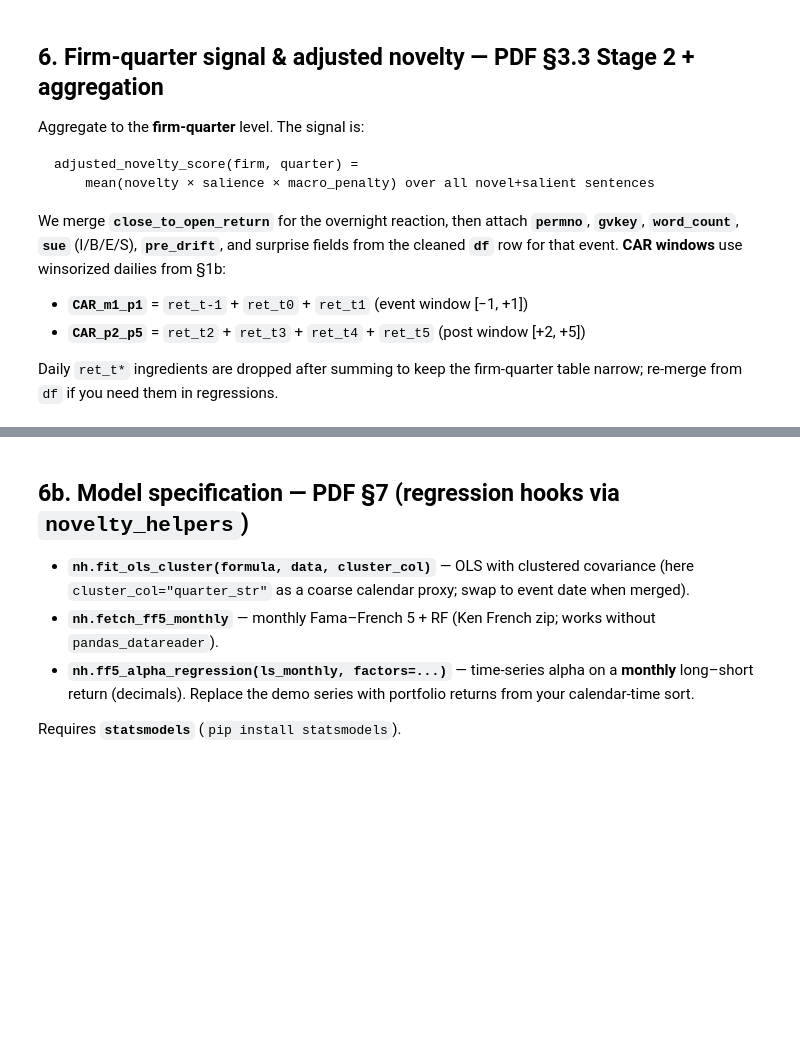
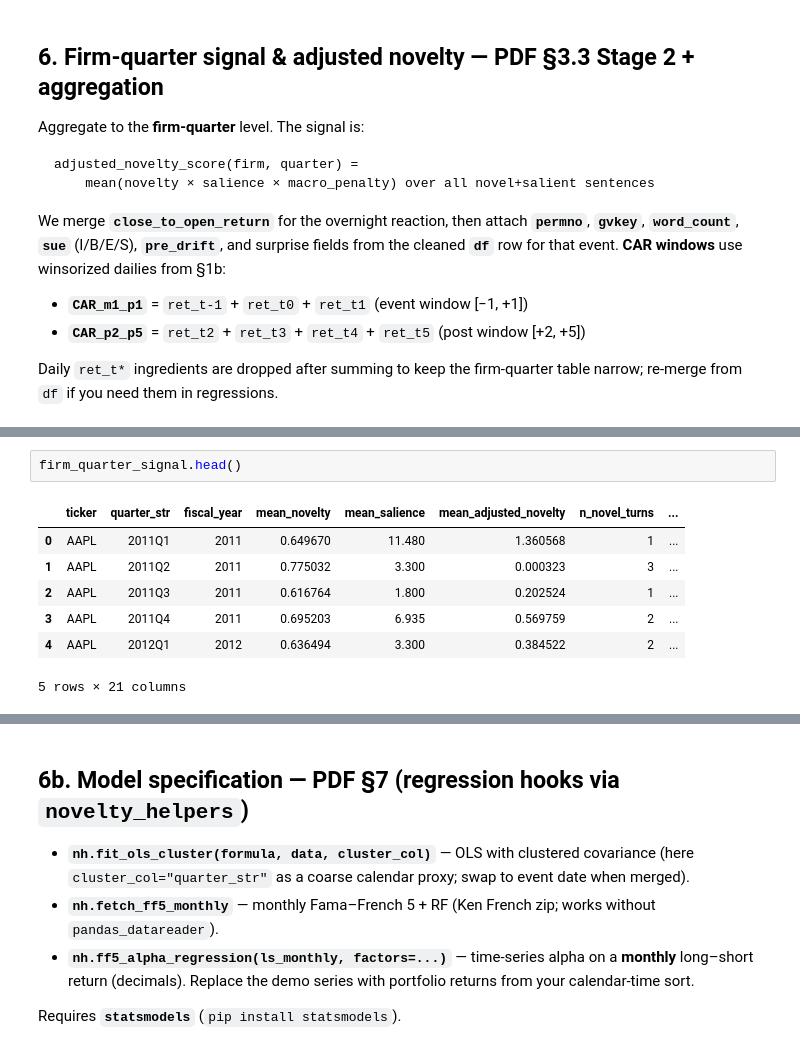
Before and after one commit to zac-garland/wrds, a Jupyter notebook: final_project/novelty_driven_mean_reversion_rio.ipynb, the cells around one changed output, grey strips where cells are left out. Drawn from its saved outputs; the diff is of its cells as text; blank space fills up the shorter version.

```diff
--- a/final_project/novelty_driven_mean_reversion_rio.ipynb
+++ b/final_project/novelty_driven_mean_reversion_rio.ipynb
@@ -1354,2 +1556,12 @@ print(firm_quarter_signal[
+# %%
+firm_quarter_signal.head()
+# %% [output]
+|  | ticker | quarter_str | fiscal_year | mean_novelty | mean_salience | mean_adjusted_novelty | n_novel_turns | ... |
+| 0 | AAPL | 2011Q1 | 2011 | 0.649670 | 11.480 | 1.360568 | 1 | ... |
+| 1 | AAPL | 2011Q2 | 2011 | 0.775032 | 3.300 | 0.000323 | 3 | ... |
+| 2 | AAPL | 2011Q3 | 2011 | 0.616764 | 1.800 | 0.202524 | 1 | ... |
+| 3 | AAPL | 2011Q4 | 2011 | 0.695203 | 6.935 | 0.569759 | 2 | ... |
+| 4 | AAPL | 2012Q1 | 2012 | 0.636494 | 3.300 | 0.384522 | 2 | ... |
+5 rows × 21 columns
 # %%
 # Rank into quintiles each quarter (cross-sectional signal)
```
Also changed, not shown: parts of 36 cells of this notebook.
